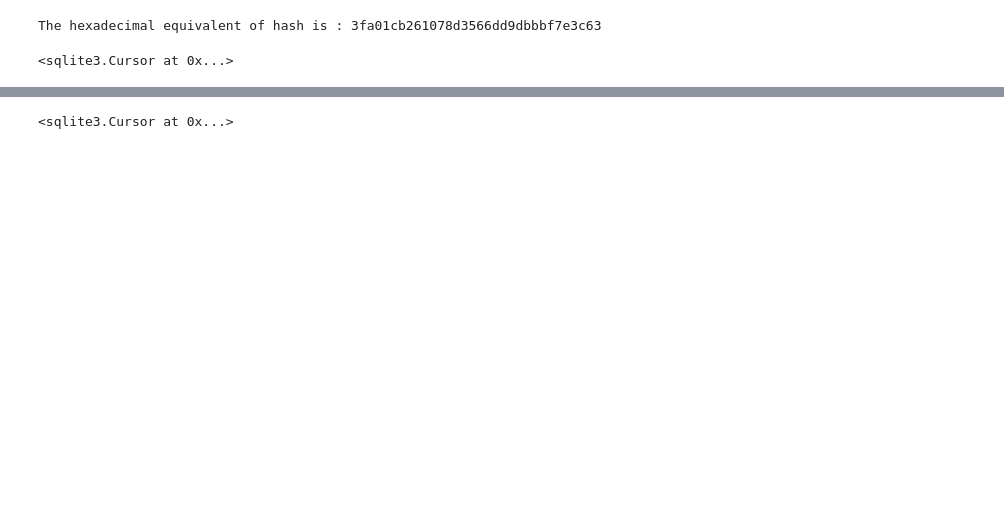
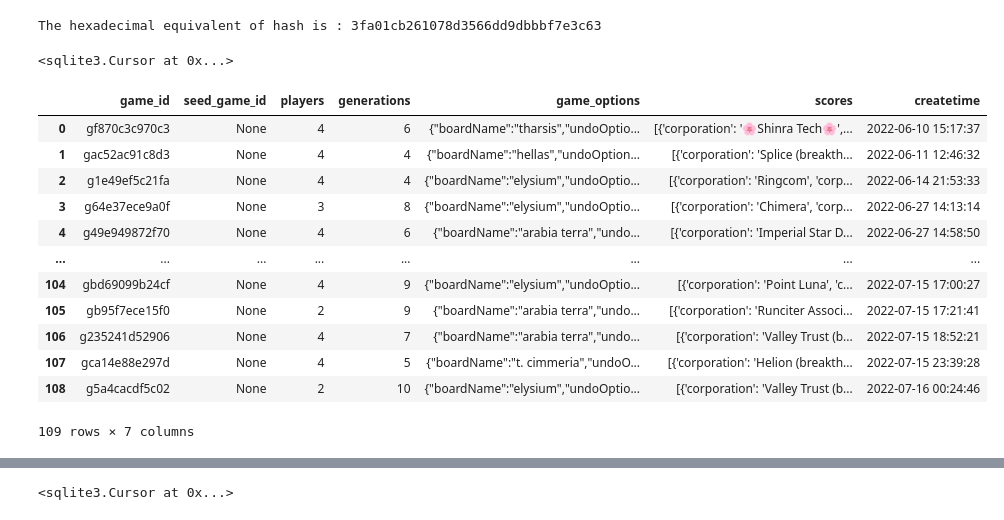
Before and after one commit to Ender-Wiggin2019/tfm-summary, a Jupyter notebook: sqlite_process.ipynb, the cells around one changed output, grey strips where cells are left out. Saved outputs shown, nothing was run; the diff lists cells and outputs as text; code cells hidden in the pictures; blank space fills up the shorter version.

```diff
--- a/sqlite_process.ipynb
+++ b/sqlite_process.ipynb
@@ -6,7 +6,8 @@ import hashlib
 from sqlalchemy.types import VARCHAR, Float, Integer, Date, Numeric
 pd.options.mode.chained_assignment = None
 # %%
-cnx = sqlite3.connect('./newgame.db')
+# cnx = sqlite3.connect('/Users/huangoushuo/Desktop/terraforming-mars/db/game.db')
+cnx = sqlite3.connect('./game.db')
 ana = sqlite3.connect('./game_analysis.db')
 # %%
 users = pd.read_sql_query("SELECT * FROM users", cnx)
@@ -42,3 +43,19 @@ ana.execute("create index ods_main_games_game_id_index on ods_main_games (game_i
 <sqlite3.Cursor at 0x...>
 # %%
 game_df['scores'] = game_df['scores'].apply(lambda x:eval(x))
+# %%
+game_df
+# %% [output]
+|  | game_id | seed_game_id | players | generations | game_options | scores | createtime |
+| 0 | gf870c3c970c3 | None | 4 | 6 | {"boardName":"tharsis","undoOptio... | [{'corporation': '🌸Shinra Tech🌸',... | 2022-06-10 15:17:37 |
+| 1 | gac52ac91c8d3 | None | 4 | 4 | {"boardName":"hellas","undoOption... | [{'corporation': 'Splice (breakth... | 2022-06-11 12:46:32 |
+| 2 | g1e49ef5c21fa | None | 4 | 4 | {"boardName":"elysium","undoOptio... | [{'corporation': 'Ringcom', 'corp... | 2022-06-14 21:53:33 |
+| 3 | g64e37ece9a0f | None | 3 | 8 | {"boardName":"elysium","undoOptio... | [{'corporation': 'Chimera', 'corp... | 2022-06-27 14:13:14 |
+| 4 | g49e949872f70 | None | 4 | 6 | {"boardName":"arabia terra","undo... | [{'corporation': 'Imperial Star D... | 2022-06-27 14:58:50 |
+| ... | ... | ... | ... | ... | ... | ... | ... |
+| 104 | gbd69099b24cf | None | 4 | 9 | {"boardName":"elysium","undoOptio... | [{'corporation': 'Point Luna', 'c... | 2022-07-15 17:00:27 |
+| 105 | gb95f7ece15f0 | None | 2 | 9 | {"boardName":"arabia terra","undo... | [{'corporation': 'Runciter Associ... | 2022-07-15 17:21:41 |
+| 106 | g235241d52906 | None | 4 | 7 | {"boardName":"arabia terra","undo... | [{'corporation': 'Valley Trust (b... | 2022-07-15 18:52:21 |
+| 107 | gca14e88e297d | None | 4 | 5 | {"boardName":"t. cimmeria","undoO... | [{'corporation': 'Helion (breakth... | 2022-07-15 23:39:28 |
+| 108 | g5a4cacdf5c02 | None | 2 | 10 | {"boardName":"elysium","undoOptio... | [{'corporation': 'Valley Trust (b... | 2022-07-16 00:24:46 |
+109 rows × 7 columns
```
Also changed, not shown: parts of 8 cells of this notebook, 5 other files.
